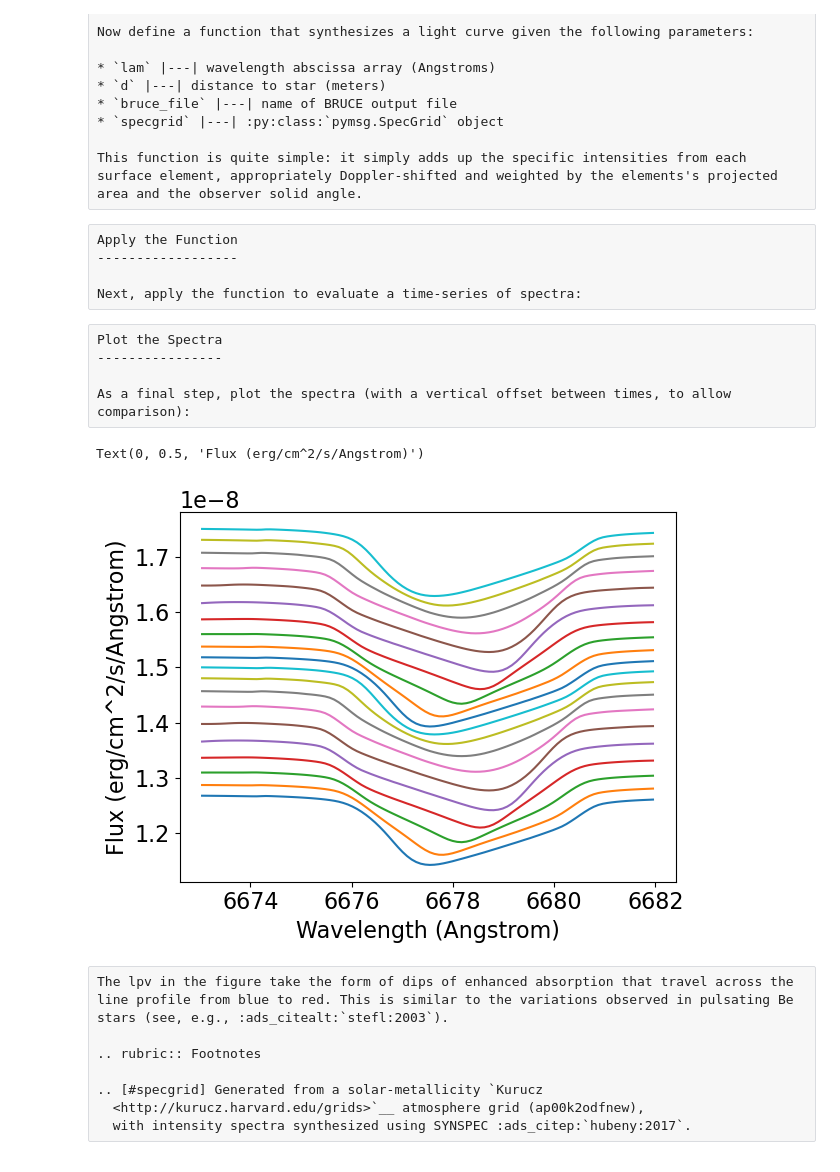
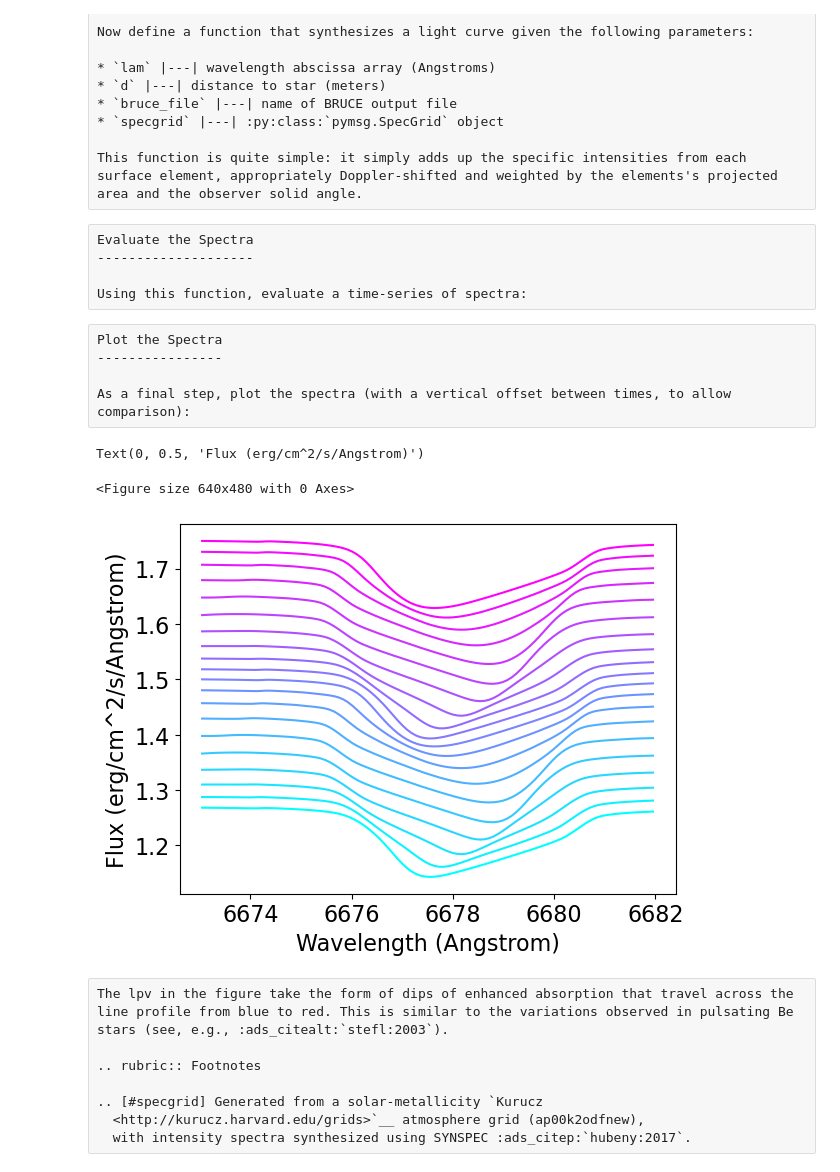
Before and after one commit to rhdtownsend/msg, a Jupyter notebook: docs/source/cookbook/be-star-lpv/be-star-lpv.ipynb, the cells around one changed output. Cells and saved outputs as stored; diff of their text form; code cells hidden in the pictures.

```diff
--- a/docs/source/cookbook/be-star-lpv/be-star-lpv.ipynb
+++ b/docs/source/cookbook/be-star-lpv/be-star-lpv.ipynb
@@ -90,8 +90,6 @@ def synthesize_spectrum(lam, d, bruce_file, specgrid):
 
             # Evaluate specific intenensity
 
-            V_proj = 300e3
-
             x = {'Teff': Teff, 'log(g)': np.log10(g)+2.}
 
             dI = specgrid.intensity(x, mu, lam*(1+V_proj/con.c.value))
@@ -104,10 +102,10 @@ def synthesize_spectrum(lam, d, bruce_file, specgrid):
 
     return time, F
 # %% [raw]
-Apply the Function
-------------------
+Evaluate the Spectra
+--------------------
 
-Next, apply the function to evaluate a time-series of spectra:
+Using this function, evaluate a time-series of spectra:
 # %%
 # Set up parameters
 
@@ -139,19 +137,24 @@ As a final step, plot the spectra (with a vertical offset between times, to allo
 # %%
 # Plot spectra
 
 plt.figure()
 
+cmap = mpl.colormaps['cool']
+
+fig = plt.figure()
+
 offset=0.2*(np.max(F[0]) - np.min(F[0]))
 
 for i in range(n_time):
 
-    plt.plot(lam_mid, F[i]+i*offset)
+    plt.plot(lam_mid, 1E8*(F[i]+i*offset), color=cmap(i/(n_time-1)))
 
 plt.xlabel('Wavelength (Angstrom)')
 plt.ylabel('Flux (erg/cm^2/s/Angstrom)')
 # %% [output]
 Text(0, 0.5, 'Flux (erg/cm^2/s/Angstrom)')
+<Figure size 640x480 with 0 Axes>
-[figure, old version]
+[figure, new version]
 # %% [raw]
 The lpv in the figure take the form of dips of enhanced absorption that travel across the line profile from blue to red. This is similar to the variations observed in pulsating Be stars (see, e.g., :ads_citealt:`stefl:2003`).
 
```
Also changed, not shown: parts of 1 cell of this notebook, 4 other files.
